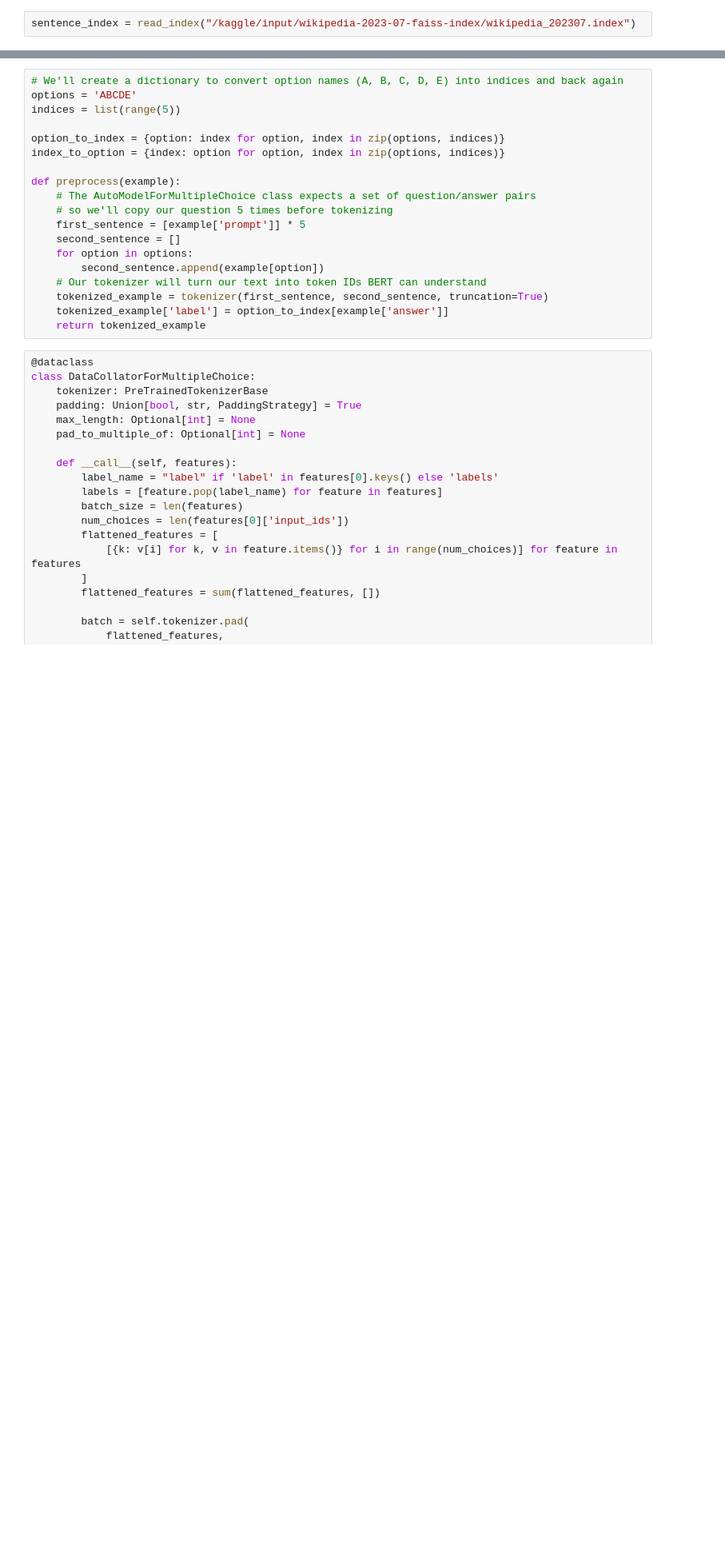
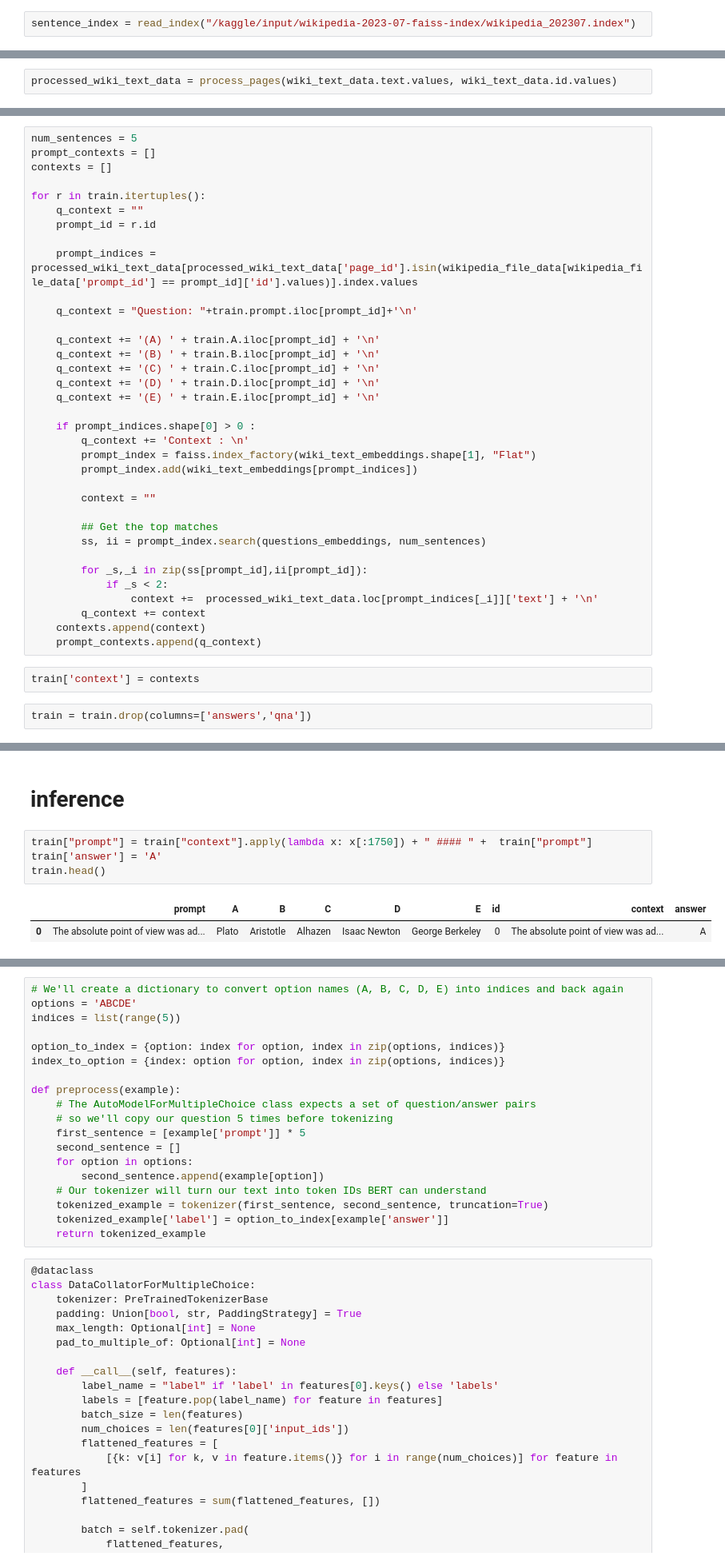
Before and after one commit to heyyviv/LLM-science-exam, a Jupyter notebook: llm-science-p3-submission.ipynb, the cells around one changed output, grey strips where cells are left out. Shown: that part at 80% size. Drawn from its saved outputs; the diff is of its cells as text; blank space fills up the shorter version.

```diff
--- a/llm-science-p3-submission.ipynb
+++ b/llm-science-p3-submission.ipynb
@@ -272,0 +151,2 @@ model.eval()
+# %%
+processed_wiki_text_data = process_pages(wiki_text_data.text.values, wiki_text_data.id.values)
@@ -272,0 +162,39 @@ model.eval()
+# %%
+num_sentences = 5
+prompt_contexts = []
+contexts = []
+
+for r in train.itertuples():
+    q_context = ""
+    prompt_id = r.id
+
+    prompt_indices = processed_wiki_text_data[processed_wiki_text_data['page_id'].isin(wikipedia_file_data[wikipedia_file_data['prompt_id'] == prompt_id]['id'].values)].index.values
+
+    q_context = "Question: "+train.prompt.iloc[prompt_id]+'\n'
+
+    q_context += '(A) ' + train.A.iloc[prompt_id] + '\n'
+    q_context += '(B) ' + train.B.iloc[prompt_id] + '\n'
+    q_context += '(C) ' + train.C.iloc[prompt_id] + '\n'
+    q_context += '(D) ' + train.D.iloc[prompt_id] + '\n'
+    q_context += '(E) ' + train.E.iloc[prompt_id] + '\n'
+
+    if prompt_indices.shape[0] > 0 :
+        q_context += 'Context : \n'
+        prompt_index = faiss.index_factory(wiki_text_embeddings.shape[1], "Flat")
+        prompt_index.add(wiki_text_embeddings[prompt_indices])
+
+        context = ""
+
+        ## Get the top matches
+        ss, ii = prompt_index.search(questions_embeddings, num_sentences)
+
+        for _s,_i in zip(ss[prompt_id],ii[prompt_id]):
+            if _s < 2:
+                context +=  processed_wiki_text_data.loc[prompt_indices[_i]]['text'] + '\n'
+        q_context += context
+    contexts.append(context)
+    prompt_contexts.append(q_context)
+# %%
+train['context'] = contexts
+# %%
+train = train.drop(columns=['answers','qna'])
@@ -272,0 +219,9 @@ model.eval()
+# %% [markdown]
+# inference
+# %%
+train["prompt"] = train["context"].apply(lambda x: x[:1750]) + " #### " +  train["prompt"]
+train['answer'] = 'A'
+train.head()
+# %% [output]
+|  | prompt | A | B | C | D | E | id | context | answer |
+| 0 | The absolute point of view was ad... | Plato | Aristotle | Alhazen | Isaac Newton | George Berkeley | 0 | The absolute point of view was ad... | A |
```
Also changed, not shown: parts of 50 cells of this notebook, 4 other files.
